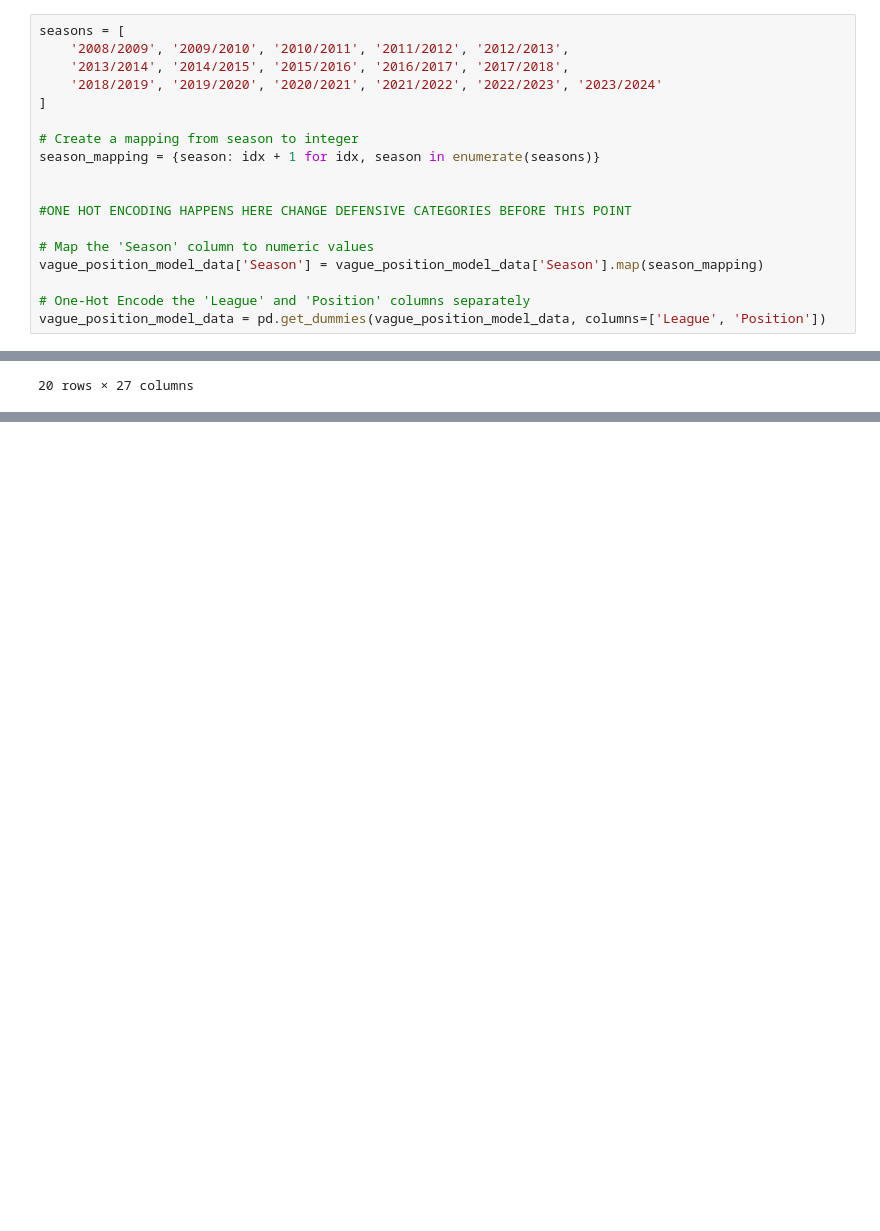
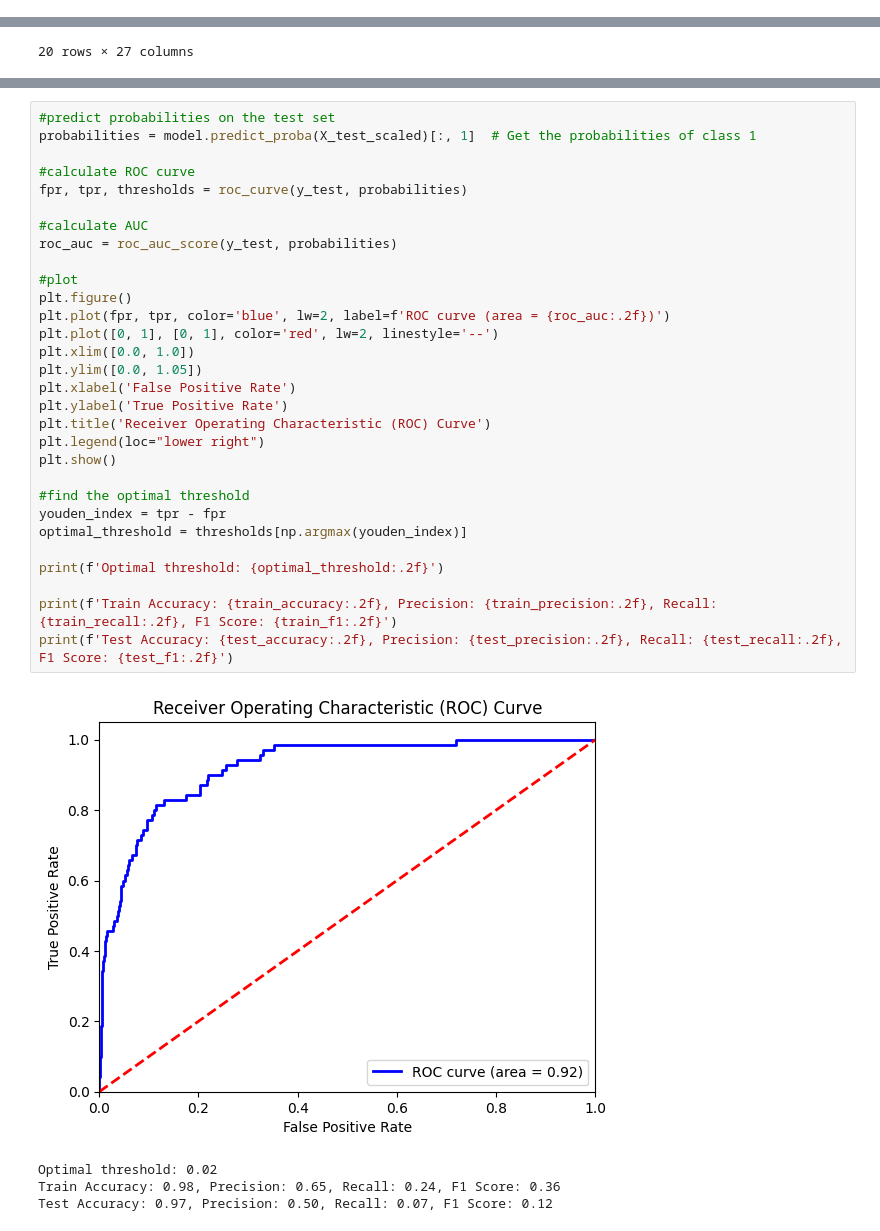
Before and after one commit to Ajaiah-D/Data-Mining-TOTY-Prediction, a Jupyter notebook: TOTYPrediction_Modeling.ipynb, the cells around one changed output, grey strips where cells are left out. Saved outputs shown, nothing was run; the diff lists cells and outputs as text; blank space fills up the shorter version.

```diff
--- a/TOTYPrediction_Modeling.ipynb
+++ b/TOTYPrediction_Modeling.ipynb
@@ -11,21 +12,3 @@ from sklearn.metrics import accuracy_score, precision_score, recall_score, f1_sc
 from sklearn.preprocessing import StandardScaler
 # %%
 vague_position_model_data = pd.read_csv('vague_position_model_data.csv')
-# %%
-seasons = [
-    '2008/2009', '2009/2010', '2010/2011', '2011/2012', '2012/2013',
-    '2013/2014', '2014/2015', '2015/2016', '2016/2017', '2017/2018',
-    '2018/2019', '2019/2020', '2020/2021', '2021/2022', '2022/2023', '2023/2024'
-]
-
-# Create a mapping from season to integer
-season_mapping = {season: idx + 1 for idx, season in enumerate(seasons)}
-
-
-#ONE HOT ENCODING HAPPENS HERE CHANGE DEFENSIVE CATEGORIES BEFORE THIS POINT
-
-# Map the 'Season' column to numeric values
-vague_position_model_data['Season'] = vague_position_model_data['Season'].map(season_mapping)
-
-# One-Hot Encode the 'League' and 'Position' columns separately
-vague_position_model_data = pd.get_dummies(vague_position_model_data, columns=['League', 'Position'])
@@ -152,0 +299,35 @@ comprehensive_vague_positions_df = pd.read_csv('comprehensive_vague_positions_df
+# %%
+#predict probabilities on the test set
+probabilities = model.predict_proba(X_test_scaled)[:, 1]  # Get the probabilities of class 1
+
+#calculate ROC curve
+fpr, tpr, thresholds = roc_curve(y_test, probabilities)
+
+#calculate AUC
+roc_auc = roc_auc_score(y_test, probabilities)
+
+#plot
+plt.figure()
+plt.plot(fpr, tpr, color='blue', lw=2, label=f'ROC curve (area = {roc_auc:.2f})')
+plt.plot([0, 1], [0, 1], color='red', lw=2, linestyle='--')
+plt.xlim([0.0, 1.0])
+plt.ylim([0.0, 1.05])
+plt.xlabel('False Positive Rate')
+plt.ylabel('True Positive Rate')
+plt.title('Receiver Operating Characteristic (ROC) Curve')
+plt.legend(loc="lower right")
+plt.show()
+
+#find the optimal threshold
+youden_index = tpr - fpr
+optimal_threshold = thresholds[np.argmax(youden_index)]
+
+print(f'Optimal threshold: {optimal_threshold:.2f}')
+
+print(f'Train Accuracy: {train_accuracy:.2f}, Precision: {train_precision:.2f}, Recall: {train_recall:.2f}, F1 Score: {train_f1:.2f}')
+print(f'Test Accuracy: {test_accuracy:.2f}, Precision: {test_precision:.2f}, Recall: {test_recall:.2f}, F1 Score: {test_f1:.2f}')
+# %% [output]
+[figure, added]
+Optimal threshold: 0.02
+Train Accuracy: 0.98, Precision: 0.65, Recall: 0.24, F1 Score: 0.36
+Test Accuracy: 0.97, Precision: 0.50, Recall: 0.07, F1 Score: 0.12
```
Also changed, not shown: parts of 17 cells of this notebook, 6 other files.
